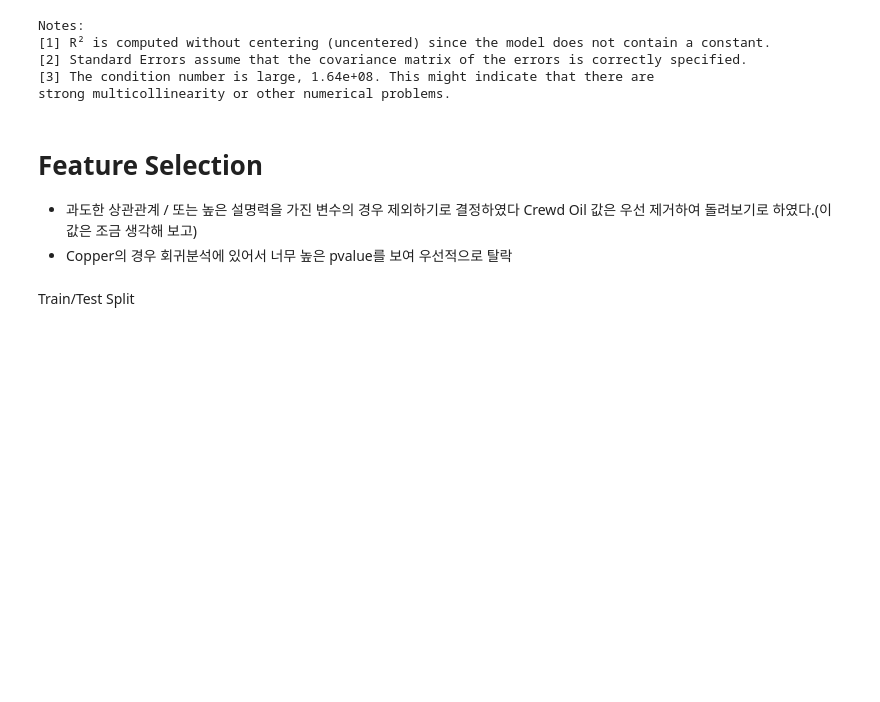
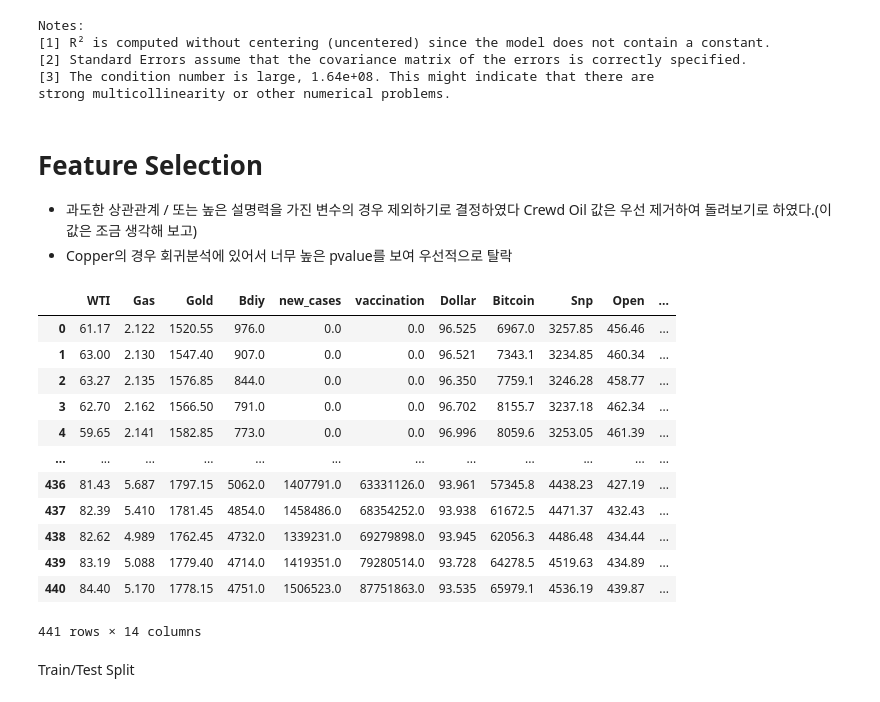
Before and after one commit to Young312886/Stock_value_prediction, a Jupyter notebook: Predict2020.ipynb, the cells around one changed output. Saved outputs shown, nothing was run; the diff lists cells and outputs as text; code cells hidden in the pictures; blank space fills up the shorter version.

```diff
--- a/Predict2020.ipynb
+++ b/Predict2020.ipynb
@@ -114,6 +114,22 @@ strong multicollinearity or other numerical problems.
 # %%
 X2 = df_2020.drop(['Date','Brent','Copper'], axis =1)
 y2 = df_2020['Energy']
+# %%
+X2
+# %% [output]
+|  | WTI | Gas | Gold | Bdiy | new_cases | vaccination | Dollar | Bitcoin | Snp | Open | ... |
+| 0 | 61.17 | 2.122 | 1520.55 | 976.0 | 0.0 | 0.0 | 96.525 | 6967.0 | 3257.85 | 456.46 | ... |
+| 1 | 63.00 | 2.130 | 1547.40 | 907.0 | 0.0 | 0.0 | 96.521 | 7343.1 | 3234.85 | 460.34 | ... |
+| 2 | 63.27 | 2.135 | 1576.85 | 844.0 | 0.0 | 0.0 | 96.350 | 7759.1 | 3246.28 | 458.77 | ... |
+| 3 | 62.70 | 2.162 | 1566.50 | 791.0 | 0.0 | 0.0 | 96.702 | 8155.7 | 3237.18 | 462.34 | ... |
+| 4 | 59.65 | 2.141 | 1582.85 | 773.0 | 0.0 | 0.0 | 96.996 | 8059.6 | 3253.05 | 461.39 | ... |
+| ... | ... | ... | ... | ... | ... | ... | ... | ... | ... | ... | ... |
+| 436 | 81.43 | 5.687 | 1797.15 | 5062.0 | 1407791.0 | 63331126.0 | 93.961 | 57345.8 | 4438.23 | 427.19 | ... |
+| 437 | 82.39 | 5.410 | 1781.45 | 4854.0 | 1458486.0 | 68354252.0 | 93.938 | 61672.5 | 4471.37 | 432.43 | ... |
+| 438 | 82.62 | 4.989 | 1762.45 | 4732.0 | 1339231.0 | 69279898.0 | 93.945 | 62056.3 | 4486.48 | 434.44 | ... |
+| 439 | 83.19 | 5.088 | 1779.40 | 4714.0 | 1419351.0 | 79280514.0 | 93.728 | 64278.5 | 4519.63 | 434.89 | ... |
+| 440 | 84.40 | 5.170 | 1778.15 | 4751.0 | 1506523.0 | 87751863.0 | 93.535 | 65979.1 | 4536.19 | 439.87 | ... |
+441 rows × 14 columns
 # %% [markdown]
 Train/Test Split
 # %% [markdown]
```
Also changed, not shown: parts of 9 cells of this notebook, 1 other file.
